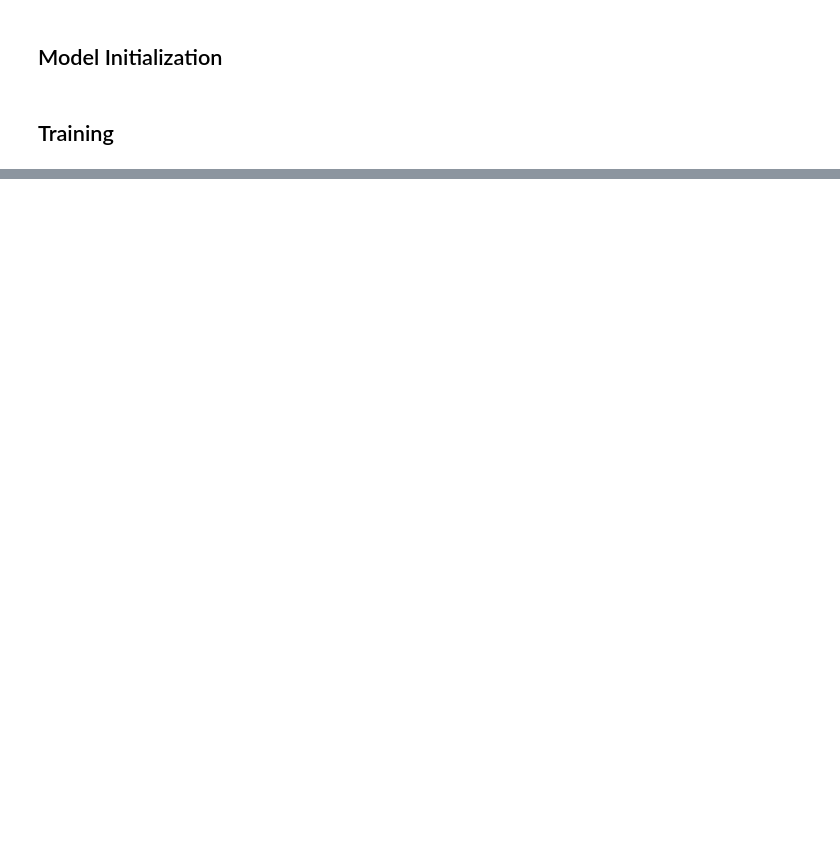
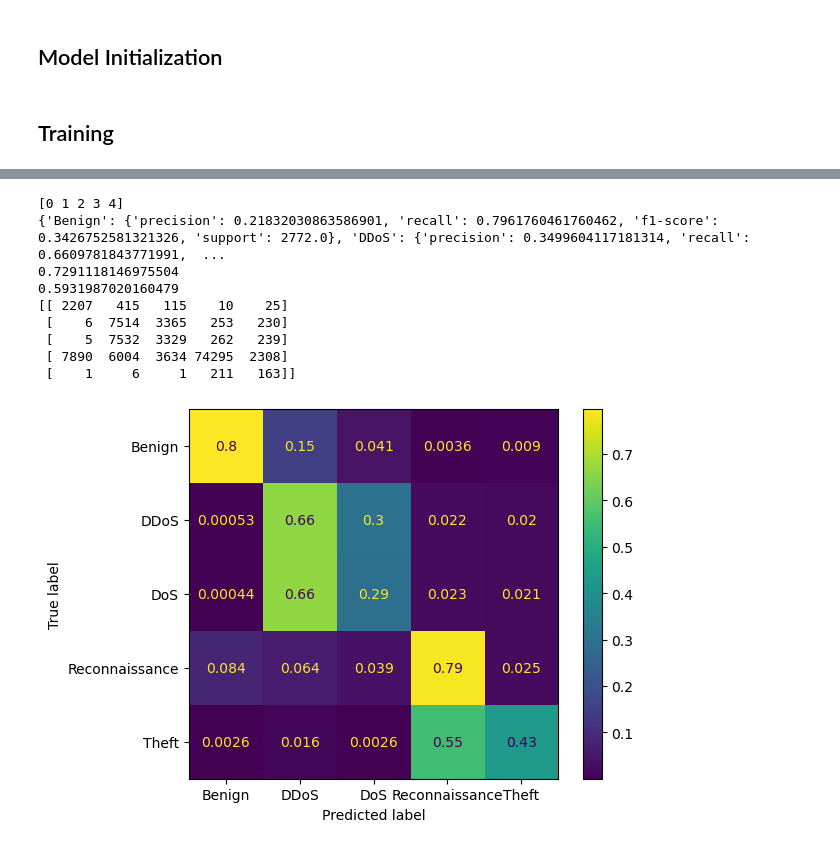
Before and after one commit to raphaelrowley/IoT_GNN, a Jupyter notebook: iot.ipynb, the cells around one changed output, grey strips where cells are left out. Drawn from its saved outputs; the diff is of its cells as text; code cells hidden in the pictures; blank space fills up the shorter version.

```diff
--- a/iot.ipynb
+++ b/iot.ipynb
@@ -80,0 +102,13 @@ trainer.train_model(model2, False)
+# %%
+tester_inst.test_model(model2)
+# %% [output]
+[0 1 2 3 4]
+{'Benign': {'precision': 0.21832030863586901, 'recall': 0.7961760461760462, 'f1-score': 0.3426752581321326, 'support': 2772.0}, 'DDoS': {'precision': 0.3499604117181314, 'recall': 0.6609781843771991,  ...
+0.7291118146975504
+0.5931987020160479
+[[ 2207   415   115    10    25]
+ [    6  7514  3365   253   230]
+ [    5  7532  3329   262   239]
+ [ 7890  6004  3634 74295  2308]
+ [    1     6     1   211   163]]
+[figure, added]
```
Also changed, not shown: parts of 7 cells of this notebook, 2 other files.
